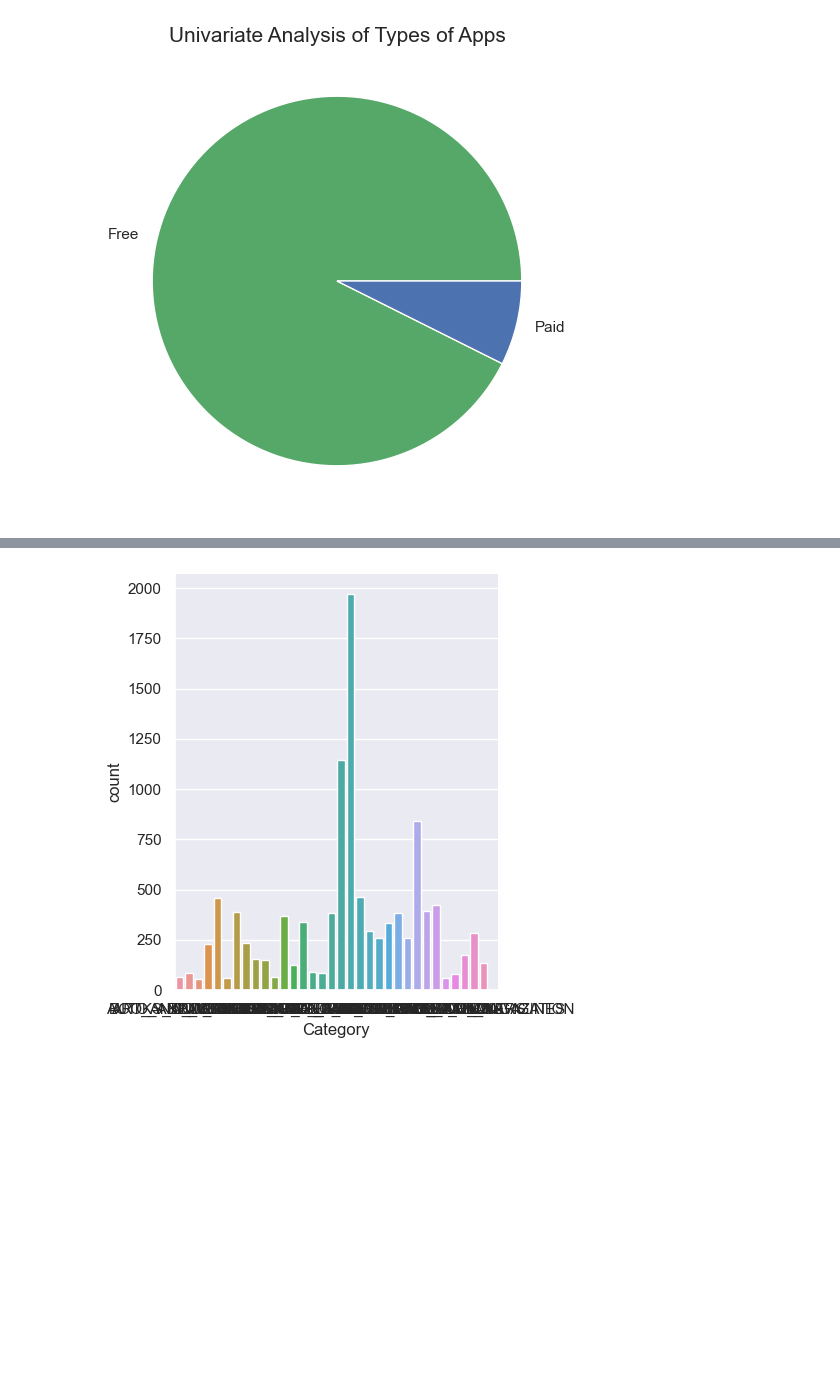
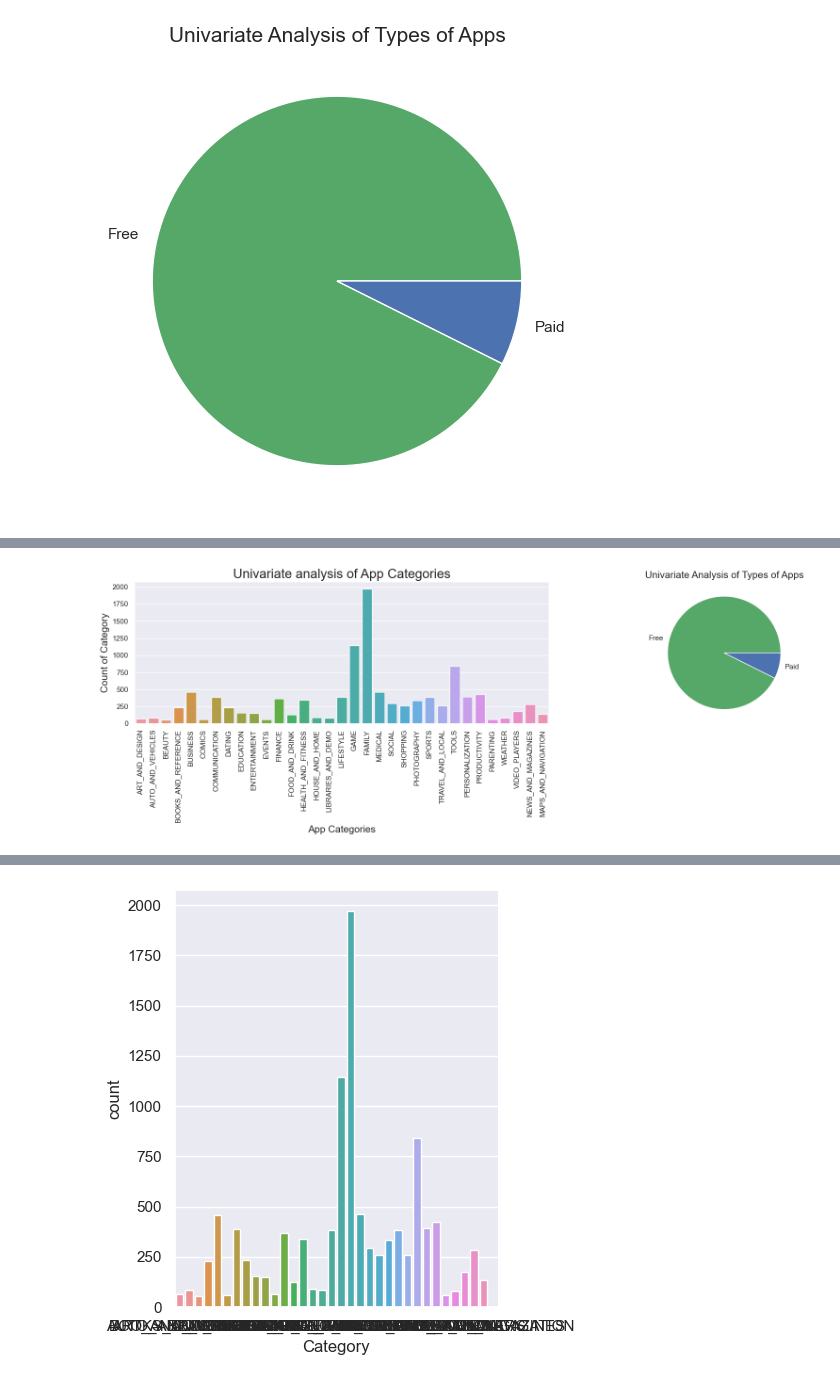
Before and after one commit to ftmoztl/EDA-data-visualization, a Jupyter notebook: eda-visualization.ipynb, the cells around one changed output, grey strips where cells are left out. Cells and saved outputs as stored; diff of their text form; code cells hidden in the pictures; blank space fills up the shorter version.

```diff
--- a/eda-visualization.ipynb
+++ b/eda-visualization.ipynb
@@ -174,0 +187,25 @@ plt.show()
+# %%
+# Create subplots with 1 row and 2 columns
+fig, axes = plt.subplots(nrows=1, ncols=2, figsize=(18, 6))
+
+# Plot 1: Countplot
+sns.countplot(data=df, x='Category', ax=axes[0])
+axes[0].set_xlabel('App Categories', fontsize=15)
+axes[0].set_ylabel('Count of Category', fontsize=15)
+axes[0].set_title('Univariate analysis of App Categories', fontsize=20)
+axes[0].set_xticklabels(axes[0].get_xticklabels(), rotation=90)
+
+# Plot 2: Pie Chart
+type_group = df.groupby('Type').count()
+type_group = type_group.reset_index()
+cols = ['g', 'b']
+axes[1].pie(type_group["App"], labels=type_group['Type'], colors=cols)
+axes[1].set_title('Univariate Analysis of Types of Apps', fontsize=15)
+
+# Adjust the layout to prevent overlapping labels
+plt.tight_layout()
+
+# Show the plots
+plt.show()
+# %% [output]
+[figure, added]
```
Also changed, not shown: parts of 7 cells of this notebook.
